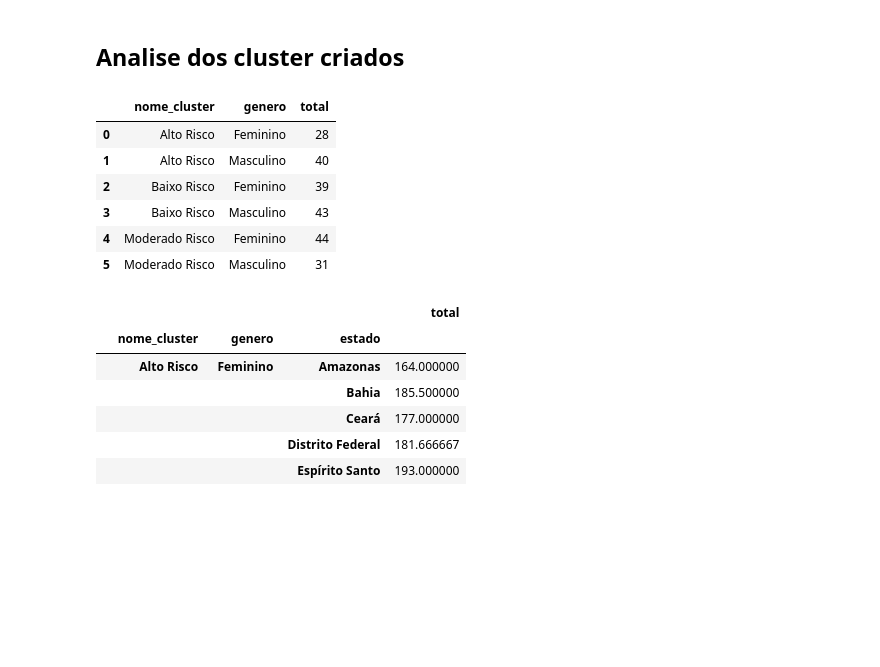
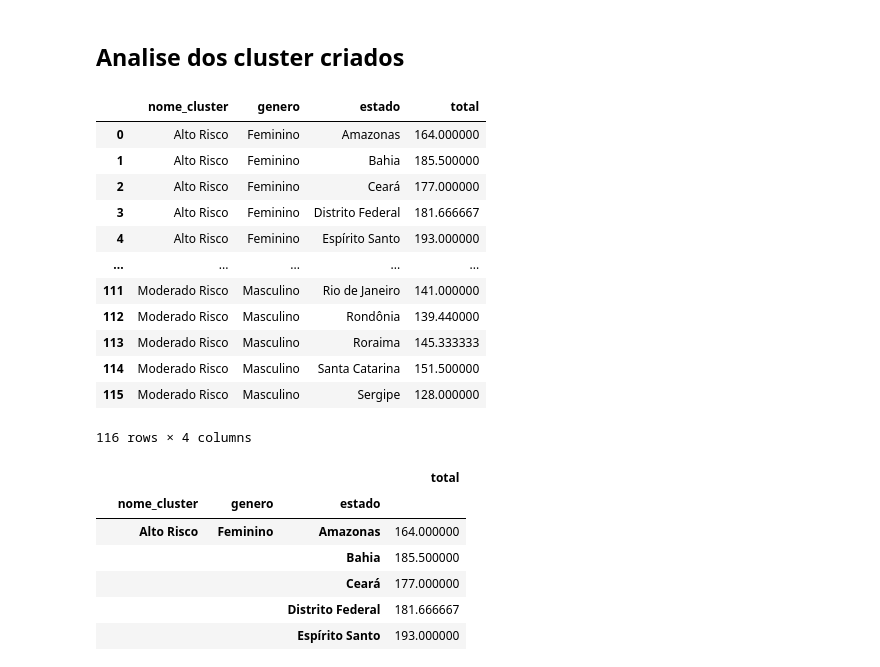
Before and after one commit to magalhaesaamanda/Facul_XPE, a Jupyter notebook: Operadora_de_saude.ipynb, the cells around one changed output. Cells and saved outputs as stored; diff of their text form; code cells hidden in the pictures; blank space fills up the shorter version.

```diff
--- a/Operadora_de_saude.ipynb
+++ b/Operadora_de_saude.ipynb
@@ -30,15 +30,15 @@ plotly:5.5.0
 # %%
 # Estados
 
-estados = pd.read_csv('/content/estados_br.csv', sep= ';', encoding= 'latin-1')
+estados = pd.read_csv('/content/drive/MyDrive/XPE - Ciência de Dados/DADOS/estados_br.csv', sep= ';', encoding= 'latin-1')
 # %%
 # Idade dos Clientes
 
-idade = pd.read_csv('/content/idade_clientes.csv', sep= ';')
+idade = pd.read_csv('/content/drive/MyDrive/XPE - Ciência de Dados/DADOS/idade_clientes.csv', sep= ';')
 # %%
 # Clientes da Operadora de Saúde
 
-clientes = pd.read_excel('/content/clientes_operadora_saude.xlsx')
+clientes = pd.read_excel('/content/drive/MyDrive/XPE - Ciência de Dados/DADOS/clientes_operadora_saude.xlsx')
 # %% [markdown]
 ## Analisando os dados
 # %% [markdown]
@@ -717,16 +719,22 @@ sns.boxplot(x='colesterol', y= 'nome_cluster', data= cluster_clientes, orient= '
 # %% [markdown]
 ## Analise dos cluster criados
 # %%
-# Agrupamento dados de clusters por genero
-cluster_clientes.groupby(['nome_cluster'] ('genero')), as_index = False).agg(total=('genero', 'count'))
+# Agrupamento dados de cluster por medio do peso
+cluster_clientes.groupby(['nome_cluster', 'genero', 'estado'], as_index = False).agg(total=('peso', 'mean'))
 # %% [output]
-|  | nome_cluster | genero | total |
-| 0 | Alto Risco | Feminino | 28 |
-| 1 | Alto Risco | Masculino | 40 |
-| 2 | Baixo Risco | Feminino | 39 |
-| 3 | Baixo Risco | Masculino | 43 |
-| 4 | Moderado Risco | Feminino | 44 |
-| 5 | Moderado Risco | Masculino | 31 |
+|  | nome_cluster | genero | estado | total |
+| 0 | Alto Risco | Feminino | Amazonas | 164.000000 |
+| 1 | Alto Risco | Feminino | Bahia | 185.500000 |
+| 2 | Alto Risco | Feminino | Ceará | 177.000000 |
+| 3 | Alto Risco | Feminino | Distrito Federal | 181.666667 |
+| 4 | Alto Risco | Feminino | Espírito Santo | 193.000000 |
+| ... | ... | ... | ... | ... |
+| 111 | Moderado Risco | Masculino | Rio de Janeiro | 141.000000 |
+| 112 | Moderado Risco | Masculino | Rondônia | 139.440000 |
+| 113 | Moderado Risco | Masculino | Roraima | 145.333333 |
+| 114 | Moderado Risco | Masculino | Santa Catarina | 151.500000 |
+| 115 | Moderado Risco | Masculino | Sergipe | 128.000000 |
+116 rows × 4 columns
 # %%
 # Agrupamento dados de cluster por medio do peso
 cluster_clientes.groupby(['nome_cluster', 'genero', 'estado'], as_index = True).agg(total=('peso', 'mean'))
```
Also changed, not shown: parts of 1 cell of this notebook.
